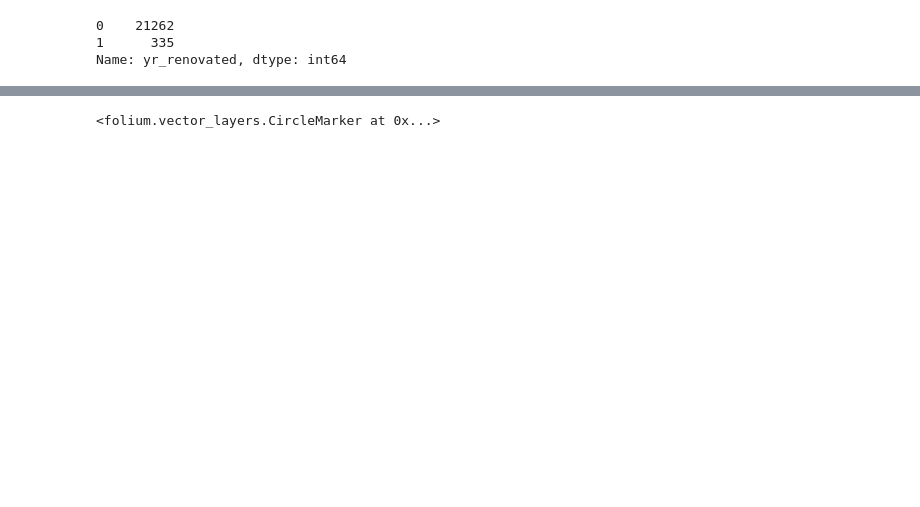
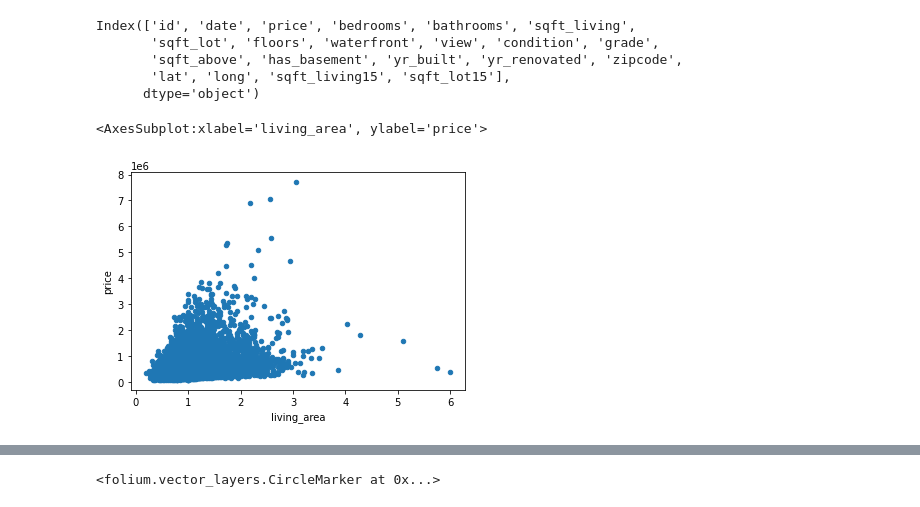
Before and after one commit to ewjohn127/dsc_project2, a Jupyter notebook: index.ipynb, the cells around one changed output, grey strips where cells are left out. Cells and saved outputs as stored; diff of their text form; code cells hidden in the pictures; blank space fills up the shorter version.

```diff
--- a/index.ipynb
+++ b/index.ipynb
@@ -74,6 +75,15 @@ df_below_par = df[df['condition'] < 2]
-# %%
-df['yr_renovated'].value_counts()
-# %% [output]
-0    21262
-1      335
-Name: yr_renovated, dtype: int64
+# %%
+df.columns
+# %% [output]
+Index(['id', 'date', 'price', 'bedrooms', 'bathrooms', 'sqft_living',
+       'sqft_lot', 'floors', 'waterfront', 'view', 'condition', 'grade',
+       'sqft_above', 'has_basement', 'yr_built', 'yr_renovated', 'zipcode',
+       'lat', 'long', 'sqft_living15', 'sqft_lot15'],
+      dtype='object')
+# %%
+df['living_area'] = df['sqft_living'] / df['sqft_living15']
+# %%
+df.filter(['living_area', 'price']).plot(x = 'living_area', y = 'price', kind = 'scatter')
+# %% [output]
+<AxesSubplot:xlabel='living_area', ylabel='price'>
+[figure, added]
```
Also changed, not shown: parts of 5 cells of this notebook.
